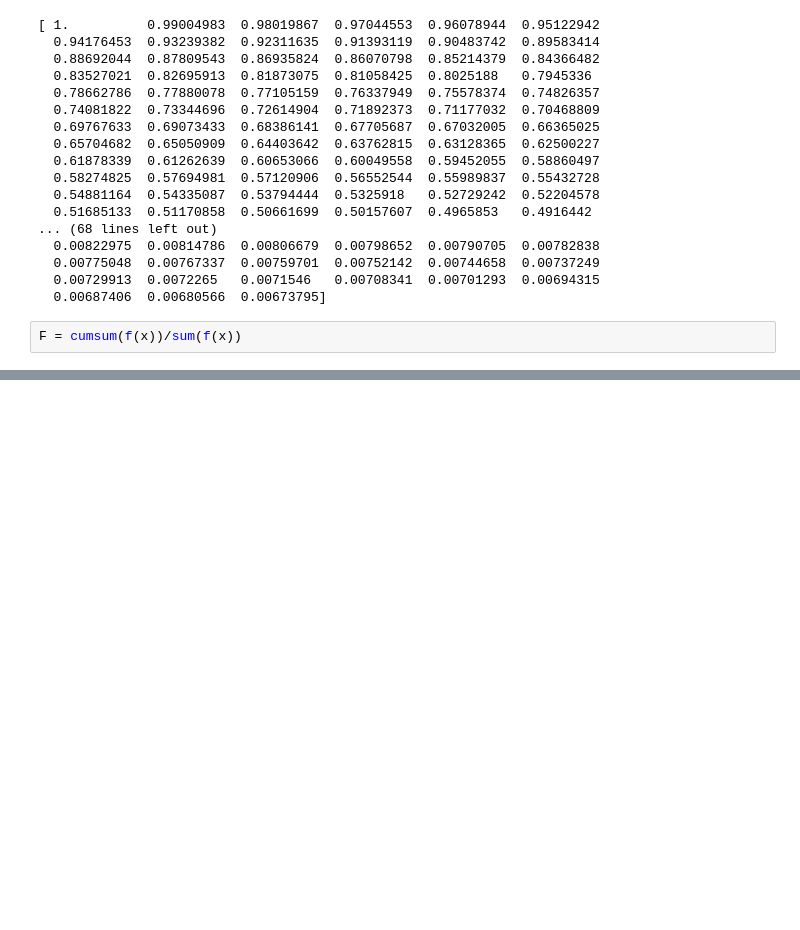
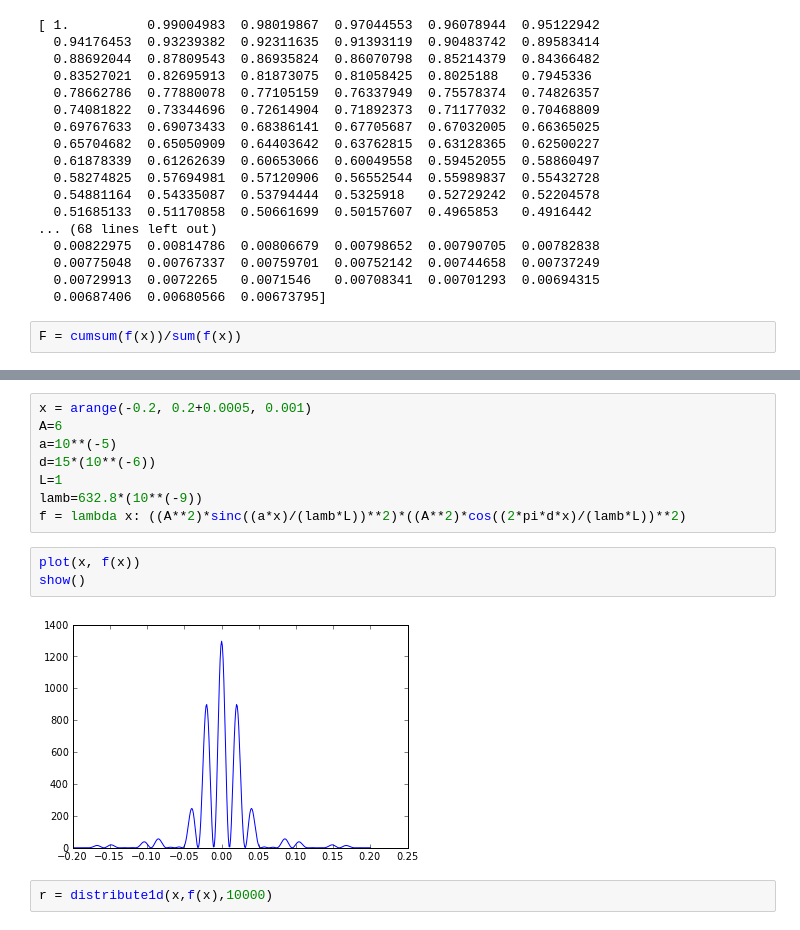
Before and after one commit to npilgram/PHYS202-S13, a Jupyter notebook: Week8/Week8Notes.ipynb, the cells around one changed output, grey strips where cells are left out. Drawn from its saved outputs; the diff is of its cells as text; blank space fills up the shorter version.

```diff
--- a/Week8/Week8Notes.ipynb
+++ b/Week8/Week8Notes.ipynb
@@ -167,0 +219,15 @@ F = cumsum(f(x))/sum(f(x))
+# %%
+x = arange(-0.2, 0.2+0.0005, 0.001)
+A=6
+a=10**(-5)
+d=15*(10**(-6))
+L=1
+lamb=632.8*(10**(-9))
+f = lambda x: ((A**2)*sinc((a*x)/(lamb*L))**2)*((A**2)*cos((2*pi*d*x)/(lamb*L))**2)
+# %%
+plot(x, f(x))
+show()
+# %% [output]
+[figure, added]
+# %%
+r = distribute1d(x,f(x),10000)
```
Also changed, not shown: parts of 11 cells of this notebook.
